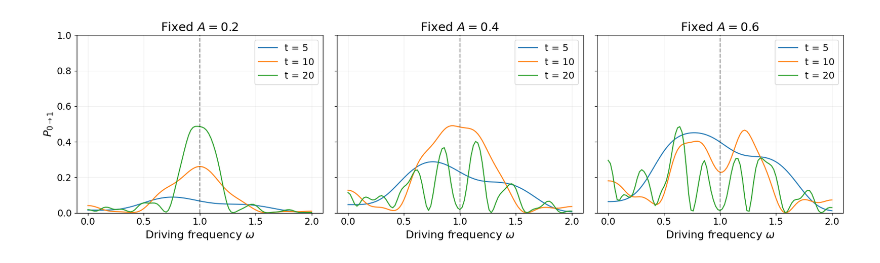
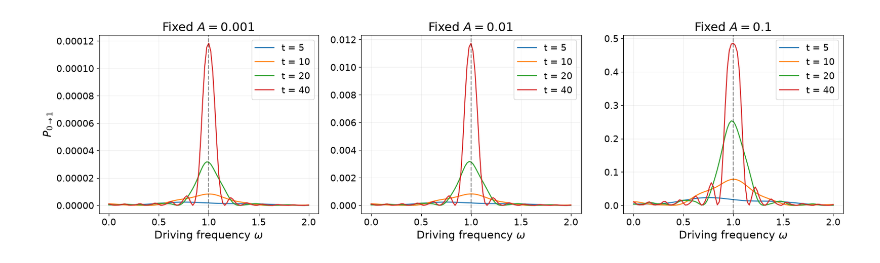
Before and after one commit to TO-PRARAMX/pc4230-project, a Jupyter notebook: example/03_transition_probs.ipynb, the cells around one changed output. Saved outputs shown, nothing was run; the diff lists cells and outputs as text; code cells hidden in the pictures.

```diff
--- a/example/03_transition_probs.ipynb
+++ b/example/03_transition_probs.ipynb
@@ -55 +32,10 @@ def simulate(A=0.8, omega=1.0, dt=0.02, n=128, L=12, tmax=20):
+# %%
+n = 128
+L = 12
+tmax = 200
+
+# First excited state, using the same grid as the simulation
+ho = HarmonicOscillator(boundary=(-L, L), n=n)
+_, basis = ho.eigenstates()
+phi1 = basis[:, 1]
 # %%
@@ -113,49 +100,44 @@ plt.show()
 # %%
+from concurrent.futures import ProcessPoolExecutor
+
 n = 128
 L = 12
 
-A_values = [0.2, 0.4, 0.6]
+A_values = [0.001, 0.01, 0.1]
 omega_values = np.linspace(0, 2.0, 101)  # Spacing = 0.1
-sample_times = [5, 10, 20]
+sample_times = [5, 10, 20, 40]
 
-ho = HarmonicOscillator(boundary=(-L, L), n=n)
-_, basis = ho.eigenstates()
-phi1 = basis[:, 1]
+# Run every (A, omega) in parallel, all panels at once
+with ProcessPoolExecutor() as pool:
+    futures = {
+        (A, omega): pool.submit(transition_prob, A, omega, max(sample_times), n=n, L=L)
+        for A in A_values for omega in omega_values
+    }
+    sweep = {p: f.result() for p, f in futures.items()}
 
-fig, axes = plt.subplots(1, 3, figsize=(17, 5), sharey=True)
+times = sweep[(A_values[0], omega_values[0])][0]  # same time grid for every run
+
+fig, axes = plt.subplots(1, 3, figsize=(17, 5))
 
 for ax, A in zip(axes, A_values):
-    probabilities = {t: [] for t in sample_times}
-
-    for omega in omega_values:
-        _, times, states, _ = simulate(
-            A=A, omega=omega,
-            n=n, L=L,
-            dt=0.02, tmax=max(sample_times)
-        )
-
-        P1 = np.abs(states @ phi1.conj())**2
-
-        for t in sample_times:
-            index = np.argmin(np.abs(times - t))
-            probabilities[t].append(P1[index])
+    P1 = np.array([sweep[(A, omega)][1] for omega in omega_values])  # (omega, time)
 
     for t in sample_times:
+        index = np.argmin(np.abs(times - t))
         ax.plot(
-            omega_values, probabilities[t],
+            omega_values, P1[:, index],
             "-", label=f"t = {t}"
         )
 
     ax.axvline(1.0, color="black", linestyle="--", alpha=0.4)
     ax.set_title(rf"Fixed $A={A}$")
     ax.set_xlabel(r"Driving frequency $\omega$")
-    ax.set_ylim(0, 1)
     ax.legend()
     ax.grid(alpha=0.2)
 
 axes[0].set_ylabel(r"$P_{0\to1}$")
 
 plt.tight_layout()
 plt.show()
 # %% [output]
-[figure, old version]
+[figure, new version]
```
Also changed, not shown: parts of 3 cells of this notebook, 4 other files.
